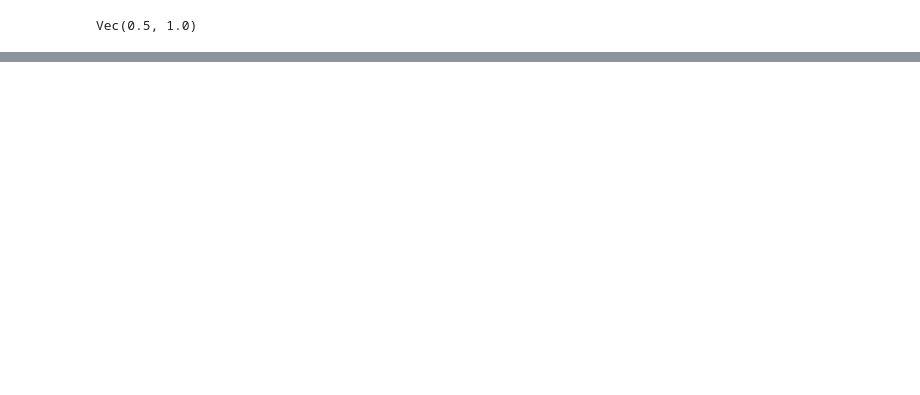
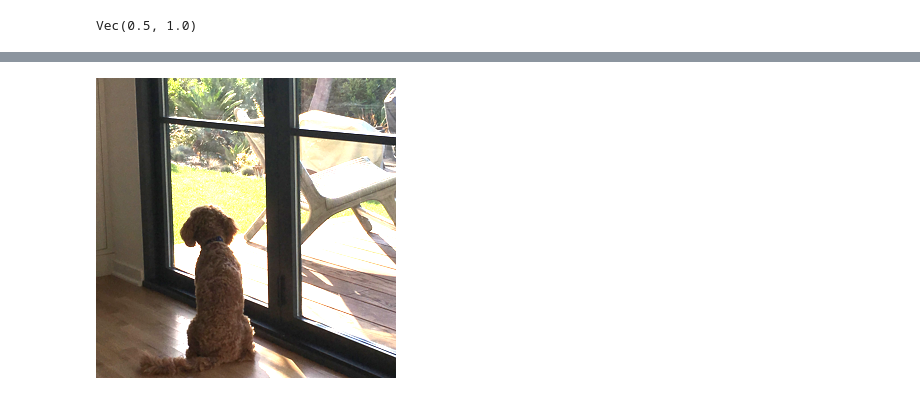
Before and after one commit to Sakurajima-sight/Mathematics-for-programmers-Python, a Jupyter notebook: Chapter 06/Untitled.ipynb, the cells around one changed output, grey strips where cells are left out. Drawn from its saved outputs; the diff is of its cells as text; code cells hidden in the pictures; blank space fills up the shorter version.

```diff
--- a/Chapter 06/Untitled.ipynb
+++ b/Chapter 06/Untitled.ipynb
@@ -515,0 +815,4 @@ class
+# %%
+2*ImageVector("inside.JPG")
+# %% [output]
+[figure, added]
```
Also changed, not shown: parts of 45 cells of this notebook.
